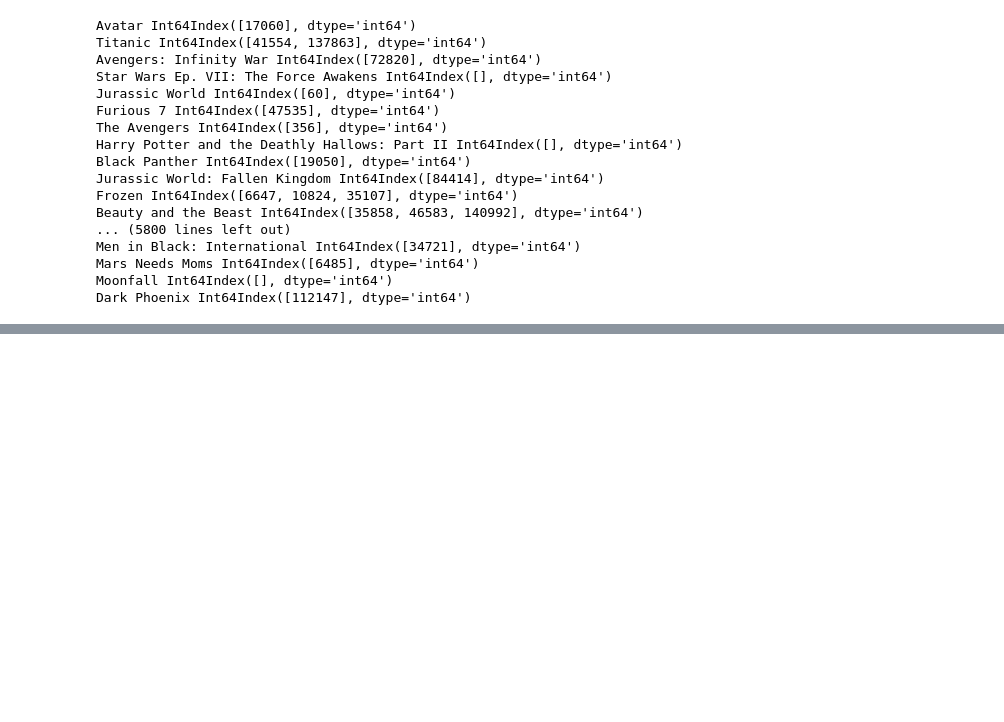
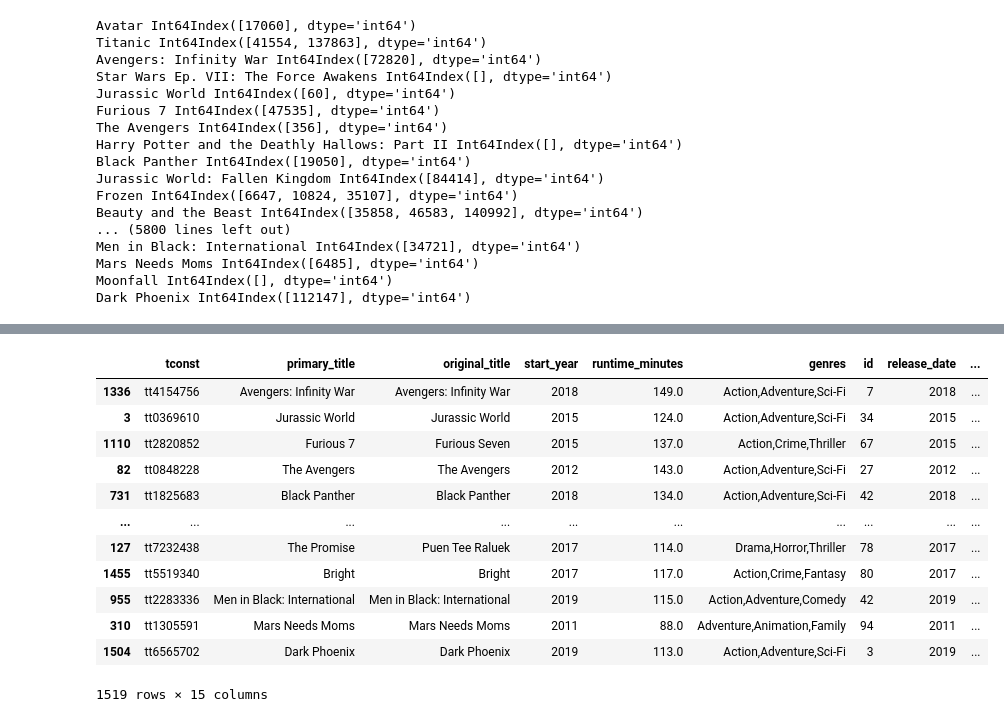
Before and after one commit to FeritYikar/ds-phase1-project, a Jupyter notebook: anna_project_final.ipynb, the cells around one changed output, grey strips where cells are left out. Drawn from its saved outputs; the diff is of its cells as text; code cells hidden in the pictures; blank space fills up the shorter version.

```diff
--- a/anna_project_final.ipynb
+++ b/anna_project_final.ipynb
@@ -189,4 +189,4 @@ Mars Needs Moms Int64Index([6485], dtype='int64')
 Moonfall Int64Index([], dtype='int64')
 Dark Phoenix Int64Index([112147], dtype='int64')
 # %%
-title_basic.merge(movie_budgets, left_on = ["primary_title", "start_year"], right_on = ["movie", "release_date"])
+genre_budgets = title_basic.merge(movie_budgets, left_on = ["primary_title", "start_year"], right_on = ["movie", "release_date"])
@@ -206,0 +229,2 @@ title_basic.merge(movie_budgets, left_on = ["primary_title", "start_year"], righ
+# %%
+genre_budgets_cleaned = genre_budgets.dropna()
@@ -206,0 +251,17 @@ title_basic.merge(movie_budgets, left_on = ["primary_title", "start_year"], righ
+# %%
+genre_budgets_cleaned = genre_budgets_cleaned.sort_values(by="Profit", ascending=False)
+genre_budgets_cleaned
+# %% [output]
+|  | tconst | primary_title | original_title | start_year | runtime_minutes | genres | id | release_date | ... |
+| 1336 | tt4154756 | Avengers: Infinity War | Avengers: Infinity War | 2018 | 149.0 | Action,Adventure,Sci-Fi | 7 | 2018 | ... |
+| 3 | tt0369610 | Jurassic World | Jurassic World | 2015 | 124.0 | Action,Adventure,Sci-Fi | 34 | 2015 | ... |
+| 1110 | tt2820852 | Furious 7 | Furious Seven | 2015 | 137.0 | Action,Crime,Thriller | 67 | 2015 | ... |
+| 82 | tt0848228 | The Avengers | The Avengers | 2012 | 143.0 | Action,Adventure,Sci-Fi | 27 | 2012 | ... |
+| 731 | tt1825683 | Black Panther | Black Panther | 2018 | 134.0 | Action,Adventure,Sci-Fi | 42 | 2018 | ... |
+| ... | ... | ... | ... | ... | ... | ... | ... | ... | ... |
+| 127 | tt7232438 | The Promise | Puen Tee Raluek | 2017 | 114.0 | Drama,Horror,Thriller | 78 | 2017 | ... |
+| 1455 | tt5519340 | Bright | Bright | 2017 | 117.0 | Action,Crime,Fantasy | 80 | 2017 | ... |
+| 955 | tt2283336 | Men in Black: International | Men in Black: International | 2019 | 115.0 | Action,Adventure,Comedy | 42 | 2019 | ... |
+| 310 | tt1305591 | Mars Needs Moms | Mars Needs Moms | 2011 | 88.0 | Adventure,Animation,Family | 94 | 2011 | ... |
+| 1504 | tt6565702 | Dark Phoenix | Dark Phoenix | 2019 | 113.0 | Action,Adventure,Sci-Fi | 3 | 2019 | ... |
+1519 rows × 15 columns
```
Also changed, not shown: parts of 10 cells of this notebook.
